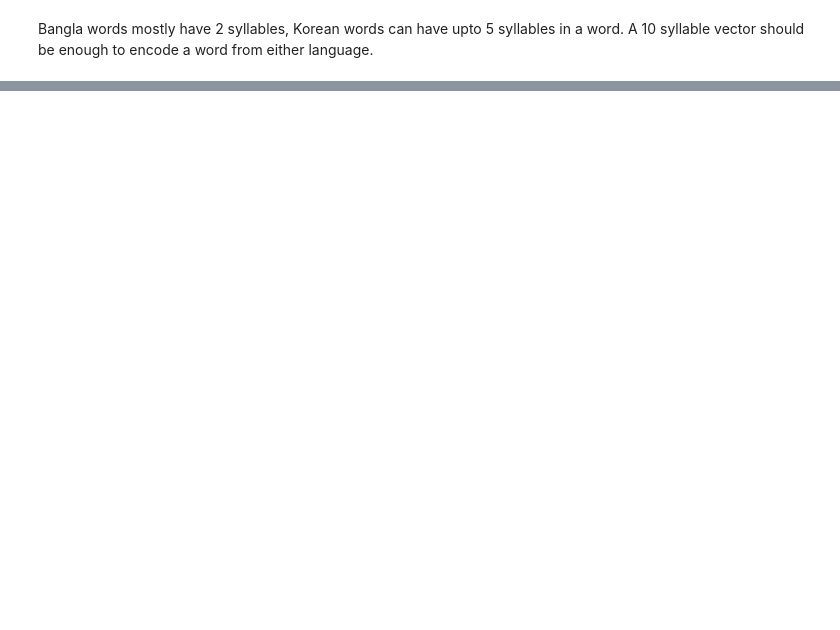
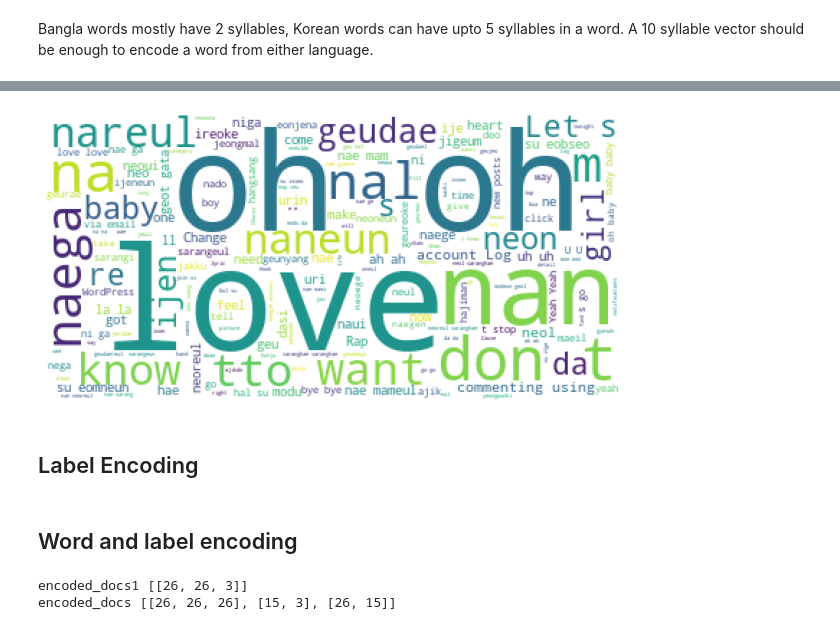
Before and after one commit to Sheikh-Srijon/languageDetectionWithIndianLanguages, a Jupyter notebook: main.ipynb, the cells around one changed output, grey strips where cells are left out. Drawn from its saved outputs; the diff is of its cells as text; code cells hidden in the pictures; blank space fills up the shorter version.

```diff
--- a/main.ipynb
+++ b/main.ipynb
@@ -59,0 +169,22 @@ Bangla words mostly have 2 syllables, Korean words can have upto 5 syllables in
+# %%
+koreanString = getCorpusString(koreanCorpus)
+# create wordcloud object
+wc = WordCloud(background_color="white",
+                max_words=200,
+                )
+
+wc.generate(koreanString)
+
+# generate korean wordcloud
+
+# plot the WordCloud image
+plt.figure(figsize = (8, 8), facecolor = None)
+plt.imshow(wc)
+plt.axis("off")
+plt.tight_layout(pad = 0)
+
+plt.show()
+# %% [output]
+[figure, added]
+# %% [markdown]
+## Label Encoding
@@ -59,0 +194,14 @@ Bangla words mostly have 2 syllables, Korean words can have upto 5 syllables in
+# %% [markdown]
+## Word and label encoding
+# %%
+vocab_size = 30
+v = ['in in in', 'kab bo', 'so kal']
+encoded_docs = [hashing_trick(d, vocab_size, hash_function='md5') for d in v]
+encoded_docs
+v1 = ['in in bo']
+encoded_docs1 = [hashing_trick(d, vocab_size, hash_function='md5') for d in v1]
+print("encoded_docs1", encoded_docs1)
+print("encoded_docs",encoded_docs)
+# %% [output]
+encoded_docs1 [[26, 26, 3]]
+encoded_docs [[26, 26, 26], [15, 3], [26, 15]]
```
Also changed, not shown: parts of 53 cells of this notebook, 50 other files.
